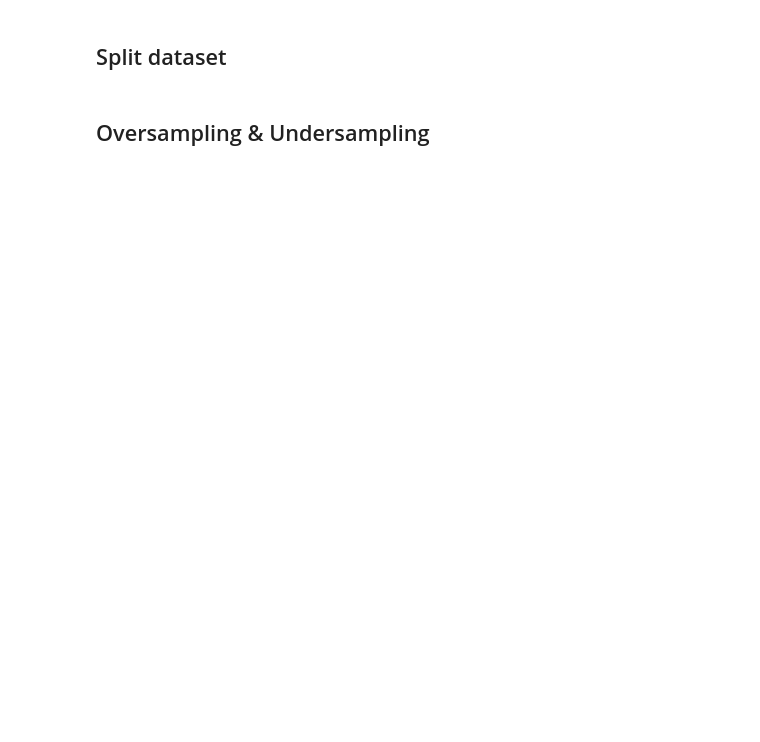
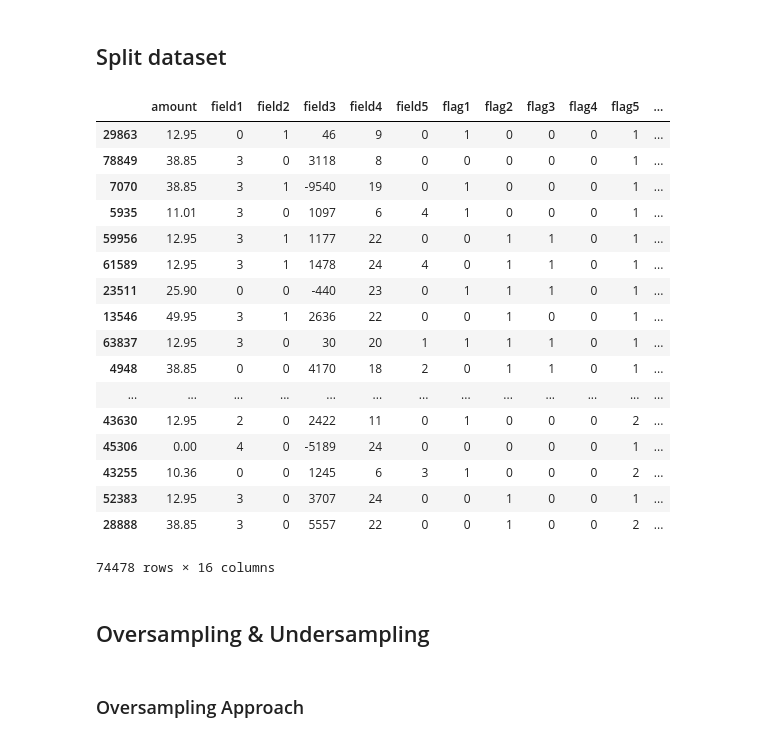
Before and after one commit to deborrrrrah/DSDM_Projects, a Jupyter notebook: Fraud Detection.ipynb, the cells around one changed output. Cells and saved outputs as stored; diff of their text form; code cells hidden in the pictures; blank space fills up the shorter version.

```diff
--- a/Fraud Detection.ipynb
+++ b/Fraud Detection.ipynb
@@ -54,4 +103,25 @@ X = clean_df.drop(columns=['fraud'])
 y = clean_df['fraud']
 
 X_train, X_test, y_train, y_test = train_test_split(X, y, test_size=0.25, stratify=y)
+# %%
+X_train
+# %% [output]
+|  | amount | field1 | field2 | field3 | field4 | field5 | flag1 | flag2 | flag3 | flag4 | flag5 | ... |
+| 29863 | 12.95 | 0 | 1 | 46 | 9 | 0 | 1 | 0 | 0 | 0 | 1 | ... |
+| 78849 | 38.85 | 3 | 0 | 3118 | 8 | 0 | 0 | 0 | 0 | 0 | 1 | ... |
+| 7070 | 38.85 | 3 | 1 | -9540 | 19 | 0 | 1 | 0 | 0 | 0 | 1 | ... |
+| 5935 | 11.01 | 3 | 0 | 1097 | 6 | 4 | 1 | 0 | 0 | 0 | 1 | ... |
+| 59956 | 12.95 | 3 | 1 | 1177 | 22 | 0 | 0 | 1 | 1 | 0 | 1 | ... |
+| 61589 | 12.95 | 3 | 1 | 1478 | 24 | 4 | 0 | 1 | 1 | 0 | 1 | ... |
+| 23511 | 25.90 | 0 | 0 | -440 | 23 | 0 | 1 | 1 | 1 | 0 | 1 | ... |
+| 13546 | 49.95 | 3 | 1 | 2636 | 22 | 0 | 0 | 1 | 0 | 0 | 1 | ... |
+| 63837 | 12.95 | 3 | 0 | 30 | 20 | 1 | 1 | 1 | 1 | 0 | 1 | ... |
+| 4948 | 38.85 | 0 | 0 | 4170 | 18 | 2 | 0 | 1 | 1 | 0 | 1 | ... |
+| ... | ... | ... | ... | ... | ... | ... | ... | ... | ... | ... | ... | ... |
+| 43630 | 12.95 | 2 | 0 | 2422 | 11 | 0 | 1 | 0 | 0 | 0 | 2 | ... |
+| 45306 | 0.00 | 4 | 0 | -5189 | 24 | 0 | 0 | 0 | 0 | 0 | 1 | ... |
+| 43255 | 10.36 | 0 | 0 | 1245 | 6 | 3 | 1 | 0 | 0 | 0 | 2 | ... |
+| 52383 | 12.95 | 3 | 0 | 3707 | 24 | 0 | 0 | 1 | 0 | 0 | 1 | ... |
+| 28888 | 38.85 | 3 | 0 | 5557 | 22 | 0 | 0 | 1 | 0 | 0 | 2 | ... |
+74478 rows × 16 columns
 # %%
@@ -62,5 +132,7 @@ profile.to_file(output_file="PreprocessedProfilingResult.html")
 # %% [markdown]
 ## Oversampling & Undersampling
+# %% [markdown]
+### Oversampling Approach
 # %%
 from imblearn.over_sampling import SMOTE
 
```
Also changed, not shown: parts of 29 cells of this notebook.
